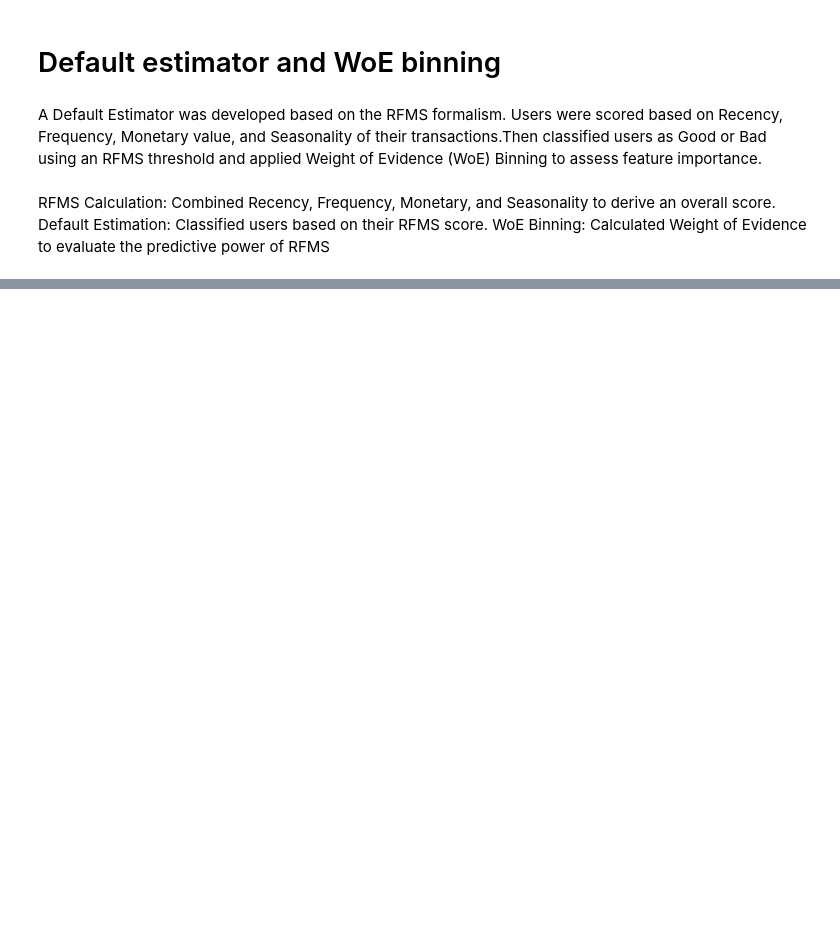
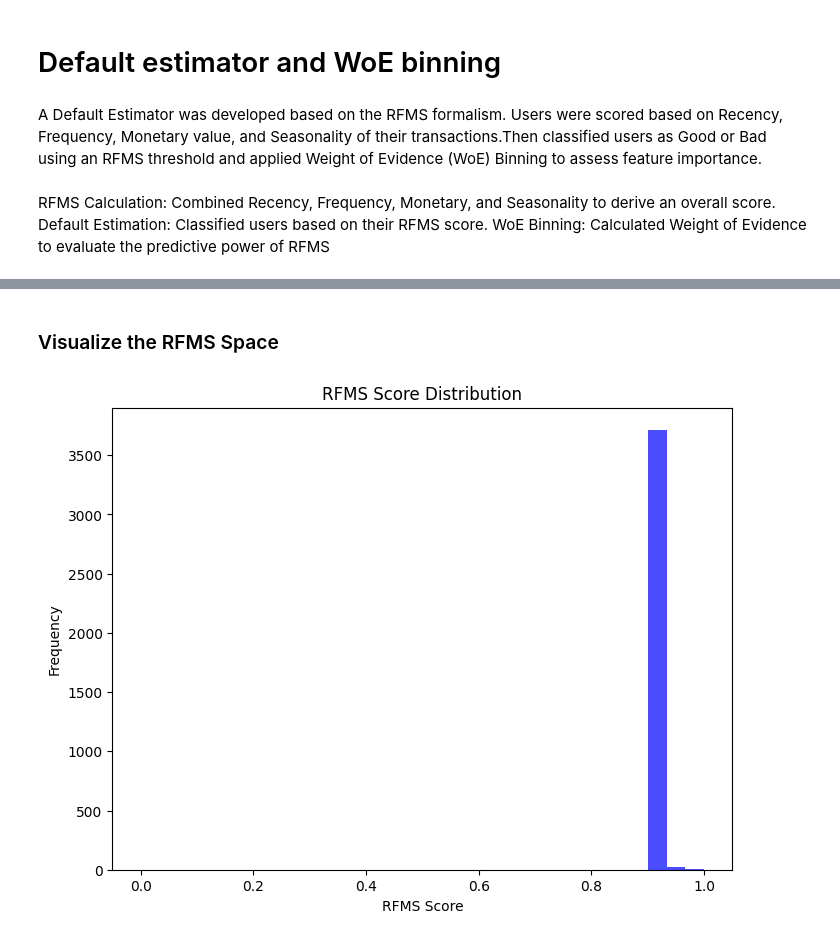
Before and after one commit to GuleWako/Credit-Risk-Analysis, a Jupyter notebook: notebooks/creditRiskAnalysis.ipynb, the cells around one changed output, grey strips where cells are left out. Saved outputs shown, nothing was run; the diff lists cells and outputs as text; code cells hidden in the pictures; blank space fills up the shorter version.

```diff
--- a/notebooks/creditRiskAnalysis.ipynb
+++ b/notebooks/creditRiskAnalysis.ipynb
@@ -539,0 +625,14 @@ WoE Binning: Calculated Weight of Evidence to evaluate the predictive power of R
+# %% [markdown]
+### Visualize the RFMS Space
+# %%
+import matplotlib.pyplot as plt
+
+# Plot the histogram of RFMS scores
+plt.figure(figsize=(8,6))
+plt.hist(rfms_new_dataframe_encoded['RFMS_Score'], bins=30, color='blue', alpha=0.7)
+plt.title('RFMS Score Distribution')
+plt.xlabel('RFMS Score')
+plt.ylabel('Frequency')
+plt.show()
+# %% [output]
+[figure, added]
```
Also changed, not shown: parts of 17 cells of this notebook.
